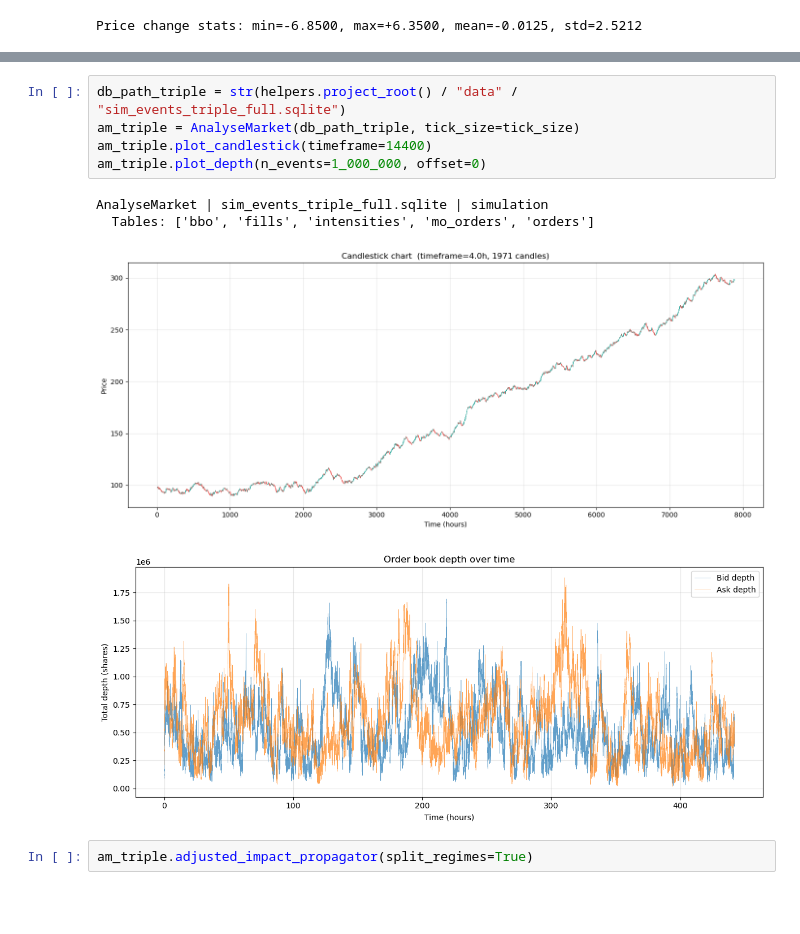
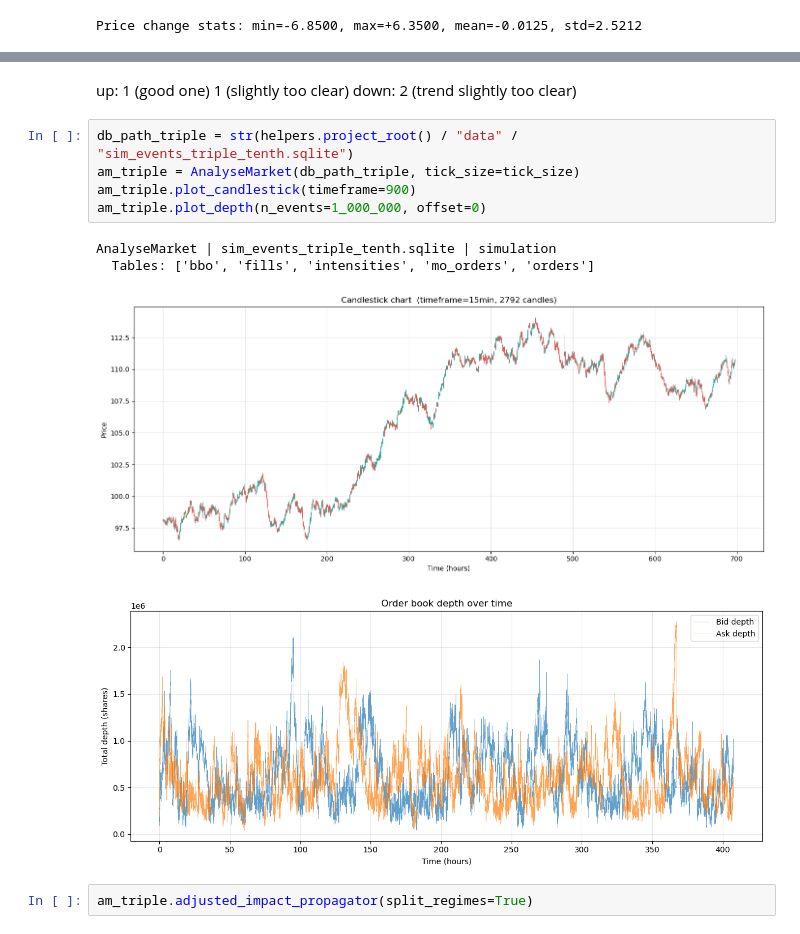
Before and after one commit to JTimmr/thesis, a Jupyter notebook: notebooks/simulation.ipynb, the cells around one changed output, grey strips where cells are left out. Drawn from its saved outputs; the diff is of its cells as text; blank space fills up the shorter version.

```diff
--- a/notebooks/simulation.ipynb
+++ b/notebooks/simulation.ipynb
@@ -922,13 +822,17 @@ sim.run(overwrite=True)
+# %% [markdown]
+up: 1 (good one)
+    1 (slightly too clear)
+down: 2 (trend slightly too clear)
 # %%
-db_path_triple = str(helpers.project_root() / "data" / "sim_events_triple_full.sqlite")
+db_path_triple = str(helpers.project_root() / "data" / "sim_events_triple_tenth.sqlite")
 am_triple = AnalyseMarket(db_path_triple, tick_size=tick_size)
-am_triple.plot_candlestick(timeframe=14400)
+am_triple.plot_candlestick(timeframe=900)
 am_triple.plot_depth(n_events=1_000_000, offset=0)
 # %% [output]
-AnalyseMarket | sim_events_triple_full.sqlite | simulation
+AnalyseMarket | sim_events_triple_tenth.sqlite | simulation
   Tables: ['bbo', 'fills', 'intensities', 'mo_orders', 'orders']
-[figure, old version]
+[figure, new version]
-[figure, old version]
+[figure, new version]
 # %%
 am_triple.adjusted_impact_propagator(split_regimes=True)
 # %% [output]
```
Also changed, not shown: parts of 20 cells of this notebook, 10 other files.
